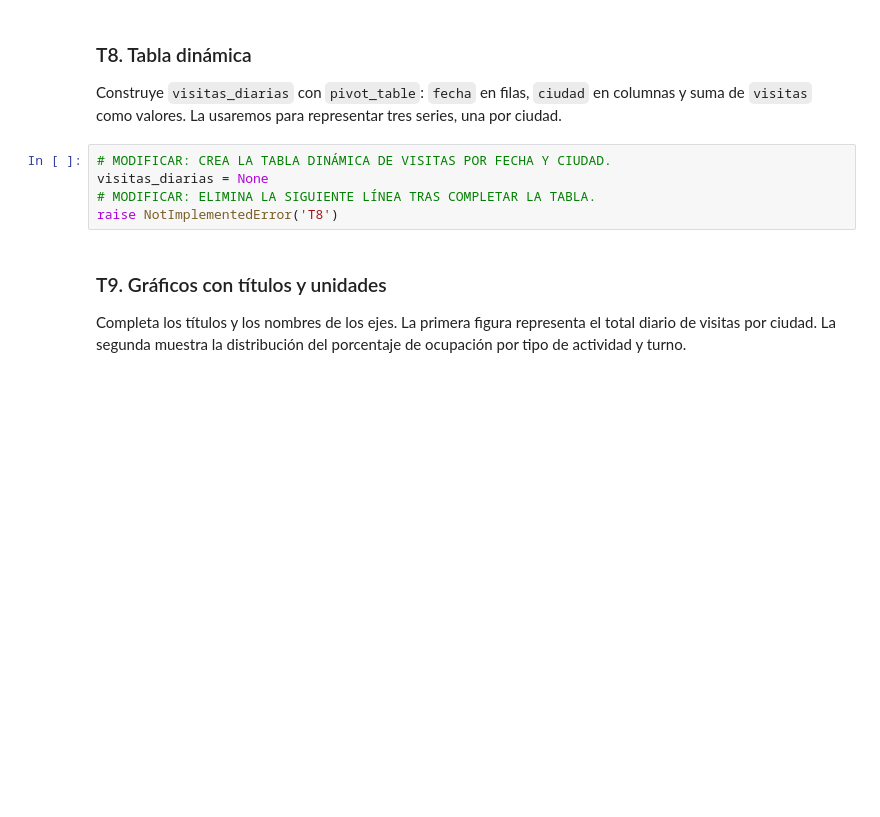
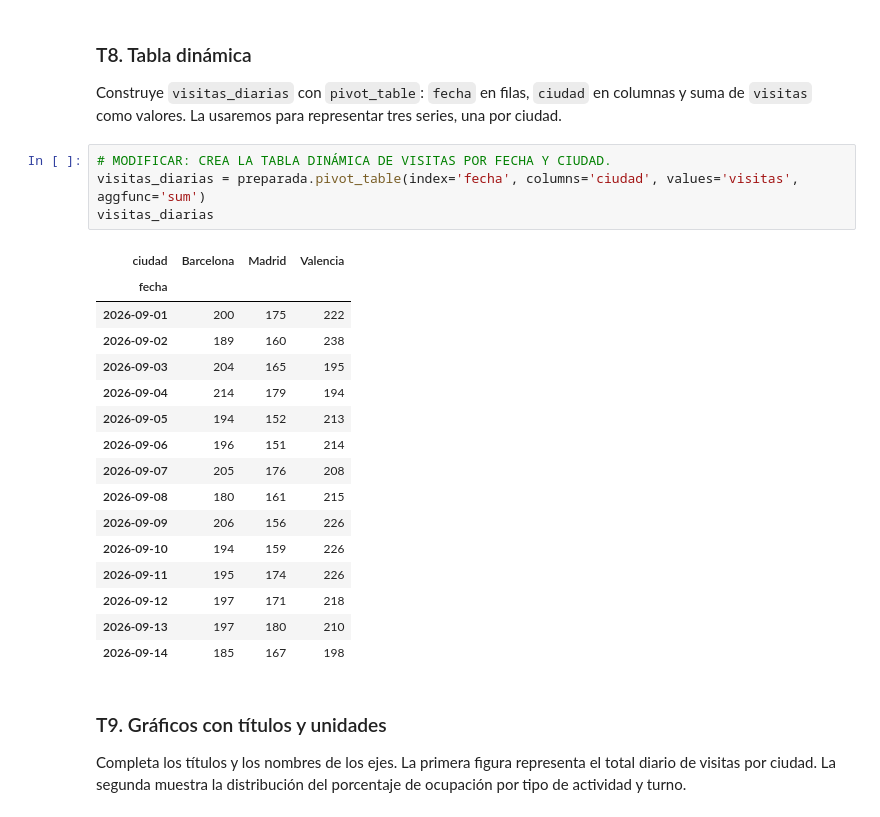
Before and after one commit to carrascalalvarezmaria-alt/Business-Analytics-Mar-a-Pablo, a Jupyter notebook: Practica_centros_alumnado_v02.ipynb, the cells around one changed output. Drawn from its saved outputs; the diff is of its cells as text; blank space fills up the shorter version.

```diff
--- a/Practica_centros_alumnado_v02.ipynb
+++ b/Practica_centros_alumnado_v02.ipynb
@@ -344,9 +414,25 @@ raise NotImplementedError('T7')
 Construye `visitas_diarias` con `pivot_table`: `fecha` en filas, `ciudad` en columnas y suma de `visitas` como valores. La usaremos para representar tres series, una por ciudad.
 # %%
 # MODIFICAR: CREA LA TABLA DINÁMICA DE VISITAS POR FECHA Y CIUDAD.
-visitas_diarias = None
-# MODIFICAR: ELIMINA LA SIGUIENTE LÍNEA TRAS COMPLETAR LA TABLA.
-raise NotImplementedError('T8')
+visitas_diarias = preparada.pivot_table(index='fecha', columns='ciudad', values='visitas', aggfunc='sum')
+visitas_diarias
+# %% [output]
+| ciudad | Barcelona | Madrid | Valencia |
+| fecha |  |  |  |
+| 2026-09-01 | 200 | 175 | 222 |
+| 2026-09-02 | 189 | 160 | 238 |
+| 2026-09-03 | 204 | 165 | 195 |
+| 2026-09-04 | 214 | 179 | 194 |
+| 2026-09-05 | 194 | 152 | 213 |
+| 2026-09-06 | 196 | 151 | 214 |
+| 2026-09-07 | 205 | 176 | 208 |
+| 2026-09-08 | 180 | 161 | 215 |
+| 2026-09-09 | 206 | 156 | 226 |
+| 2026-09-10 | 194 | 159 | 226 |
+| 2026-09-11 | 195 | 174 | 226 |
+| 2026-09-12 | 197 | 171 | 218 |
+| 2026-09-13 | 197 | 180 | 210 |
+| 2026-09-14 | 185 | 167 | 198 |
 # %% [markdown]
 ### T9. Gráficos con títulos y unidades
 Completa los títulos y los nombres de los ejes. La primera figura representa el total diario de visitas por ciudad. La segunda muestra la distribución del porcentaje de ocupación por tipo de actividad y turno.
```
Also changed, not shown: parts of 23 cells of this notebook.
